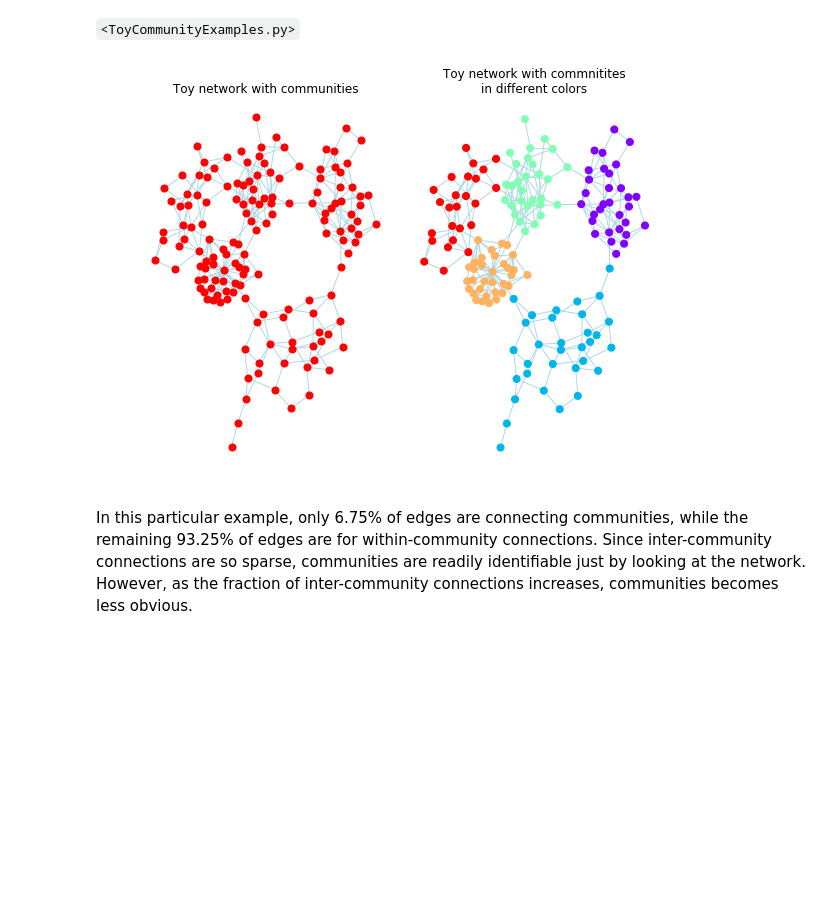
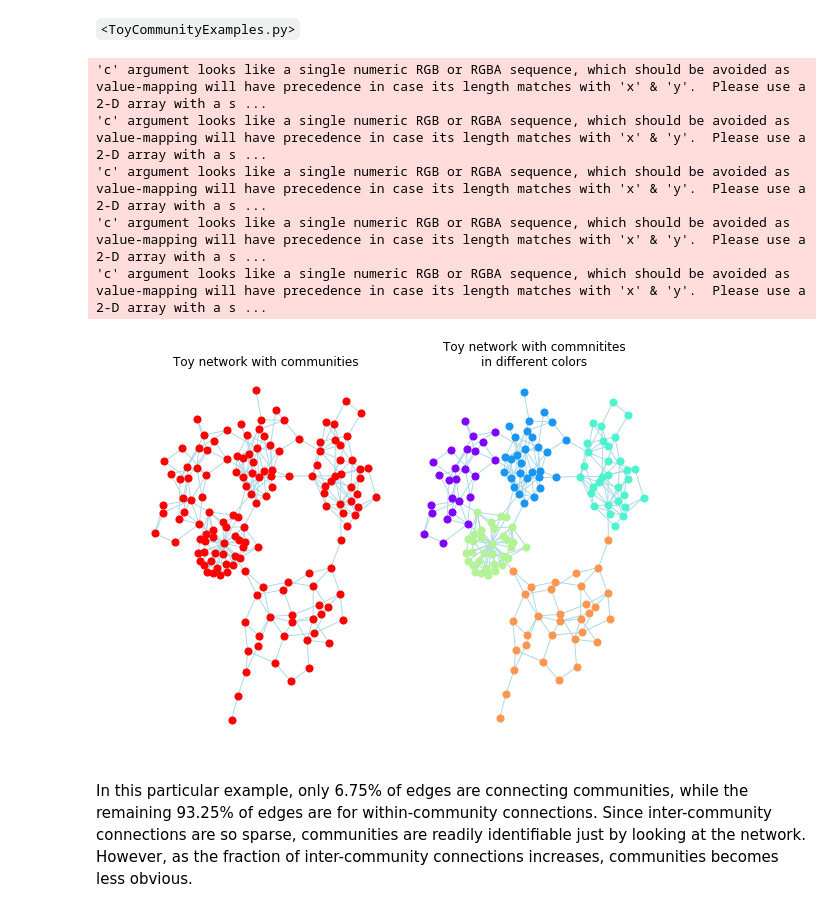
Before and after one commit to sathayas/JupyterConnectivitySpring2019, a Jupyter notebook: Modules.ipynb, the cells around one changed output. Cells and saved outputs as stored; diff of their text form; code cells hidden in the pictures; blank space fills up the shorter version.

```diff
--- a/Modules.ipynb
+++ b/Modules.ipynb
@@ -26,6 +26,12 @@ import networkx as nx
 import numpy as np
 import matplotlib.pyplot as plt
 from networkx.algorithms.community import LFR_benchmark_graph
+
+##### Custom distinct color function --- to be used later
+def get_cmap(n, name='hsv'):
+    '''Returns a function that maps each index in 0, 1, ..., n-1 to a distinct
+    RGB color; the keyword argument name must be a standard mpl colormap name.'''
+    return plt.cm.get_cmap(name, n)
 
 
 # first, a simple toy example of modular network
@@ -38,38 +44,44 @@ G = LFR_benchmark_graph(n, tau1, tau2, mu, average_degree=5,
                         min_community=25, seed=10)
 
 
 
 # drawing the graph --- Kamada-Kawai layout
 # without community assignment
 plt.figure(figsize=[8,6])
 
 plt.subplot(121)
 pos = nx.kamada_kawai_layout(G, weight=None) # positions for all nodes
 nx.draw_networkx_nodes(G, pos, node_size=50)
 nx.draw_networkx_edges(G, pos, edge_color='lightblue')
 plt.title('Toy network with communities')
 plt.axis('off')
 
 # extracting community assignment indices
 commIndSet = {frozenset(G.nodes[v]['community']) for v in G}
 commInd = [list(x) for x in iter(commIndSet)]
+nComm = len(commInd)
 
 # drawing with community assignment
 plt.subplot(122)
-for iComm in range(len(commInd)):
+node_color_list = get_cmap(nComm+1,'rainbow')
+nx.draw_networkx_edges(G, pos, edge_color='lightblue')
+for iComm in range(nComm):
     nx.draw_networkx_nodes(G, pos, nodelist=commInd[iComm],
-                           cmap=plt.cm.rainbow, vmin=0, vmax=len(commInd)-1,
-                           node_color = [iComm]*len(commInd[iComm]),
+                           node_color = node_color_list(iComm),
                            node_size=50)
-nx.draw_networkx_edges(G, pos, edge_color='lightblue')
 plt.title('Toy network with commnitites\nin different colors')
 plt.axis('off')
 
 plt.subplots_adjust(hspace=0.15, wspace=0.075, bottom=0.025, top=0.875,
                     left=0.05, right=0.95)
 plt.show()
 # %% [output]
+'c' argument looks like a single numeric RGB or RGBA sequence, which should be avoided as value-mapping will have precedence in case its length matches with 'x' & 'y'.  Please use a 2-D array with a s ...
+'c' argument looks like a single numeric RGB or RGBA sequence, which should be avoided as value-mapping will have precedence in case its length matches with 'x' & 'y'.  Please use a 2-D array with a s ...
+'c' argument looks like a single numeric RGB or RGBA sequence, which should be avoided as value-mapping will have precedence in case its length matches with 'x' & 'y'.  Please use a 2-D array with a s ...
+'c' argument looks like a single numeric RGB or RGBA sequence, which should be avoided as value-mapping will have precedence in case its length matches with 'x' & 'y'.  Please use a 2-D array with a s ...
+'c' argument looks like a single numeric RGB or RGBA sequence, which should be avoided as value-mapping will have precedence in case its length matches with 'x' & 'y'.  Please use a 2-D array with a s ...
-[figure, old version]
+[figure, new version]
 # %% [markdown]
 In this particular example, only 6.75% of edges are connecting communities, while the remaining 93.25% of edges are for within-community connections. Since inter-community connections are so sparse, communities are readily identifiable just by looking at the network. However, as the fraction of inter-community connections increases, communities becomes less obvious.
 # %%
```
Also changed, not shown: parts of 18 cells of this notebook.
